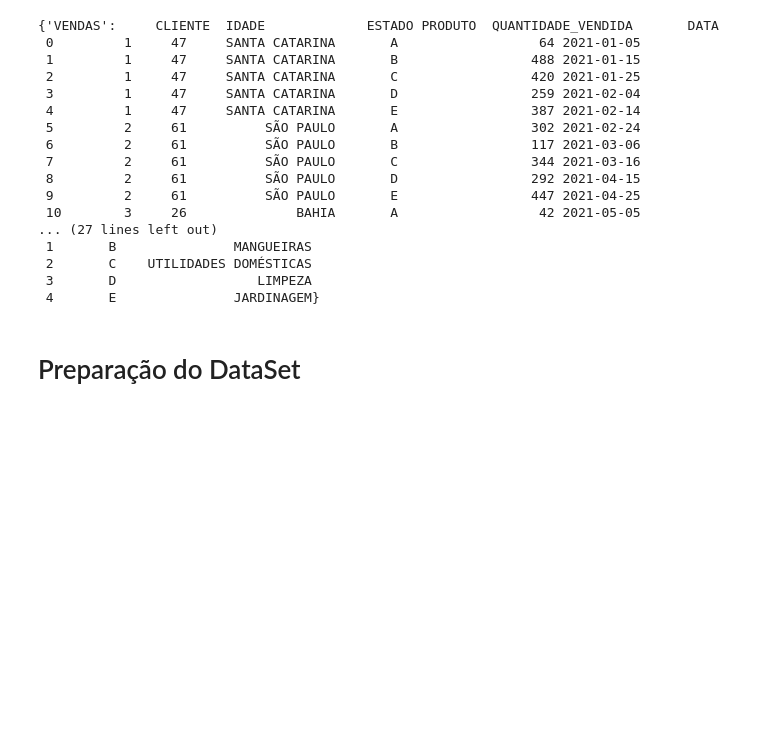
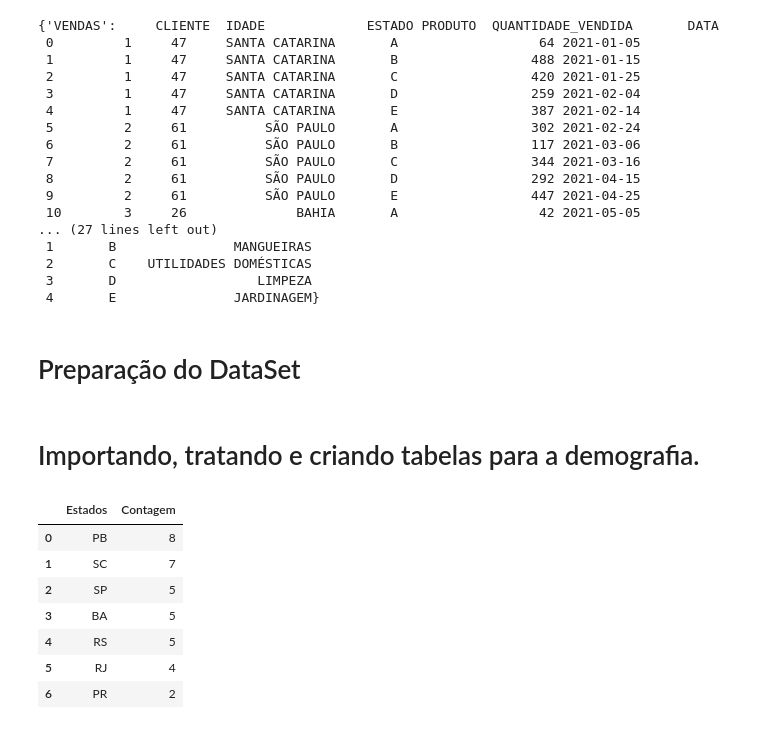
Before and after one commit to Gaba034/desafio_manchester, a Jupyter notebook: main.ipynb, the cells around one changed output. Drawn from its saved outputs; the diff is of its cells as text; code cells hidden in the pictures; blank space fills up the shorter version.

```diff
--- a/main.ipynb
+++ b/main.ipynb
@@ -59,3 +59,39 @@ sales_df['DATA'] = pd.to_datetime(sales_df['DATA'], infer_datetime_format=True)
 
 # Coletando o mês da coluna 'DATA'
 sales_df['Mes'] = sales_df['DATA'].dt.month  # Para evitar sobre-escrever, a coluna 'Mes' foi criada
+# %% [markdown]
+# Importando, tratando e criando tabelas para a demografia.
+# %%
+# Filtrando a tabela em uma tabela com os Estados e quantas vezes foram repitidos.
+
+df = frame_df['VENDAS']
+df = df['ESTADO']
+
+counts = df.value_counts() # Conta quantas vezes o Estado aparece.
+
+# Cria um novo Data Frame com os Estados e sua ocorrência.
+df_demographics = pd.DataFrame({
+    'Estados': counts.index,
+    'Contagem': counts.values
+})
+
+# Converte os Estados em suas respectivas UF's para assim ser possivel o merge com a tabela do IBGE.
+df_demographics['Estados'] = df_demographics['Estados'].replace({
+    'SANTA CATARINA': 'SC',
+    'PARAÍBA': 'PB',
+    'SÃO PAULO': 'SP',
+    'BAHIA': 'BA',
+    'RIO GRANDE DO SUL': 'RS',
+    'RIO DE JANEIRO': 'RJ',
+    'PARANÁ': 'PR',
+})
+df_demographics
+# %% [output]
+|  | Estados | Contagem |
+| 0 | PB | 8 |
+| 1 | SC | 7 |
+| 2 | SP | 5 |
+| 3 | BA | 5 |
+| 4 | RS | 5 |
+| 5 | RJ | 4 |
+| 6 | PR | 2 |
```
Also changed, not shown: parts of 4 cells of this notebook.
